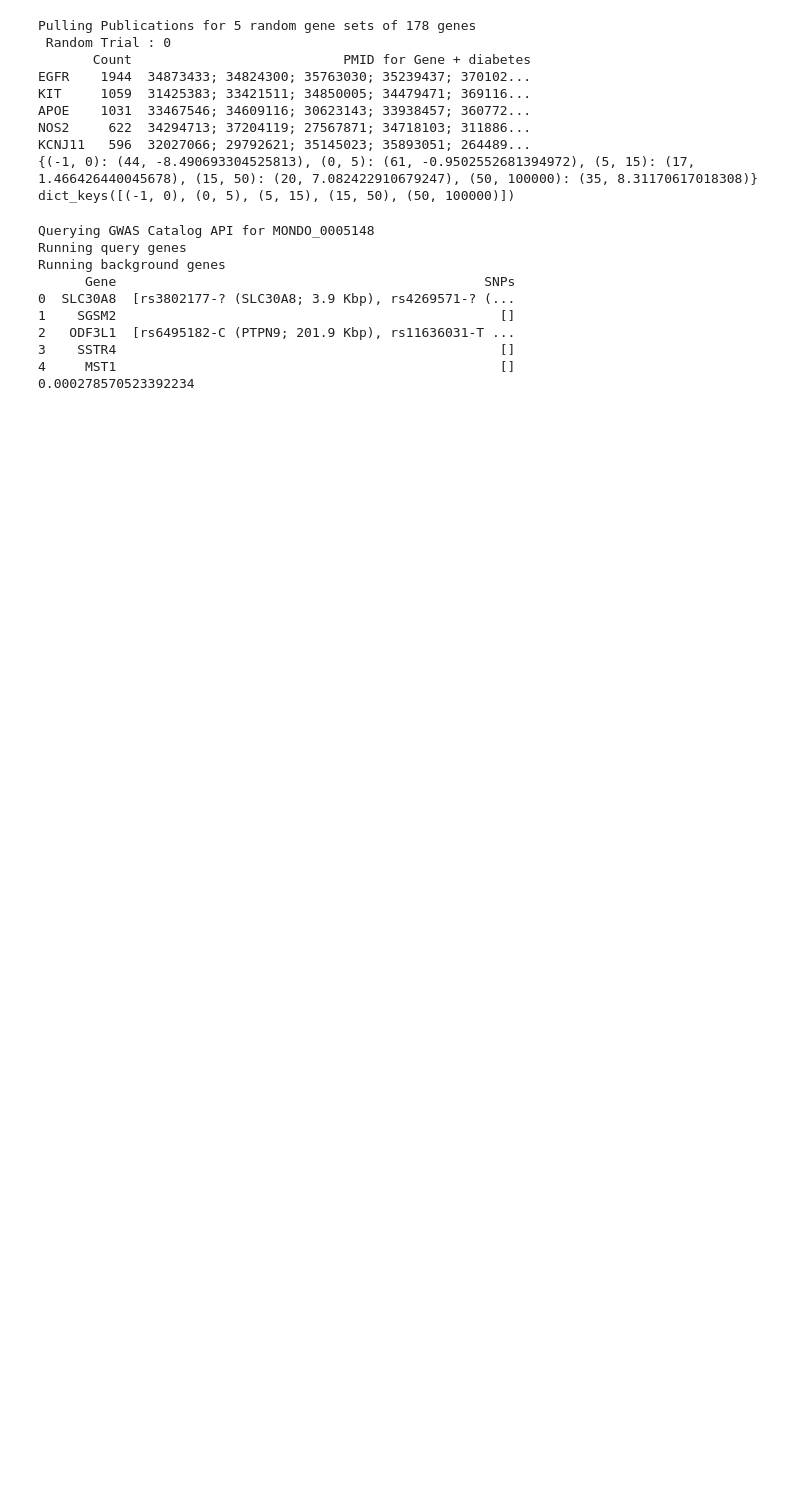
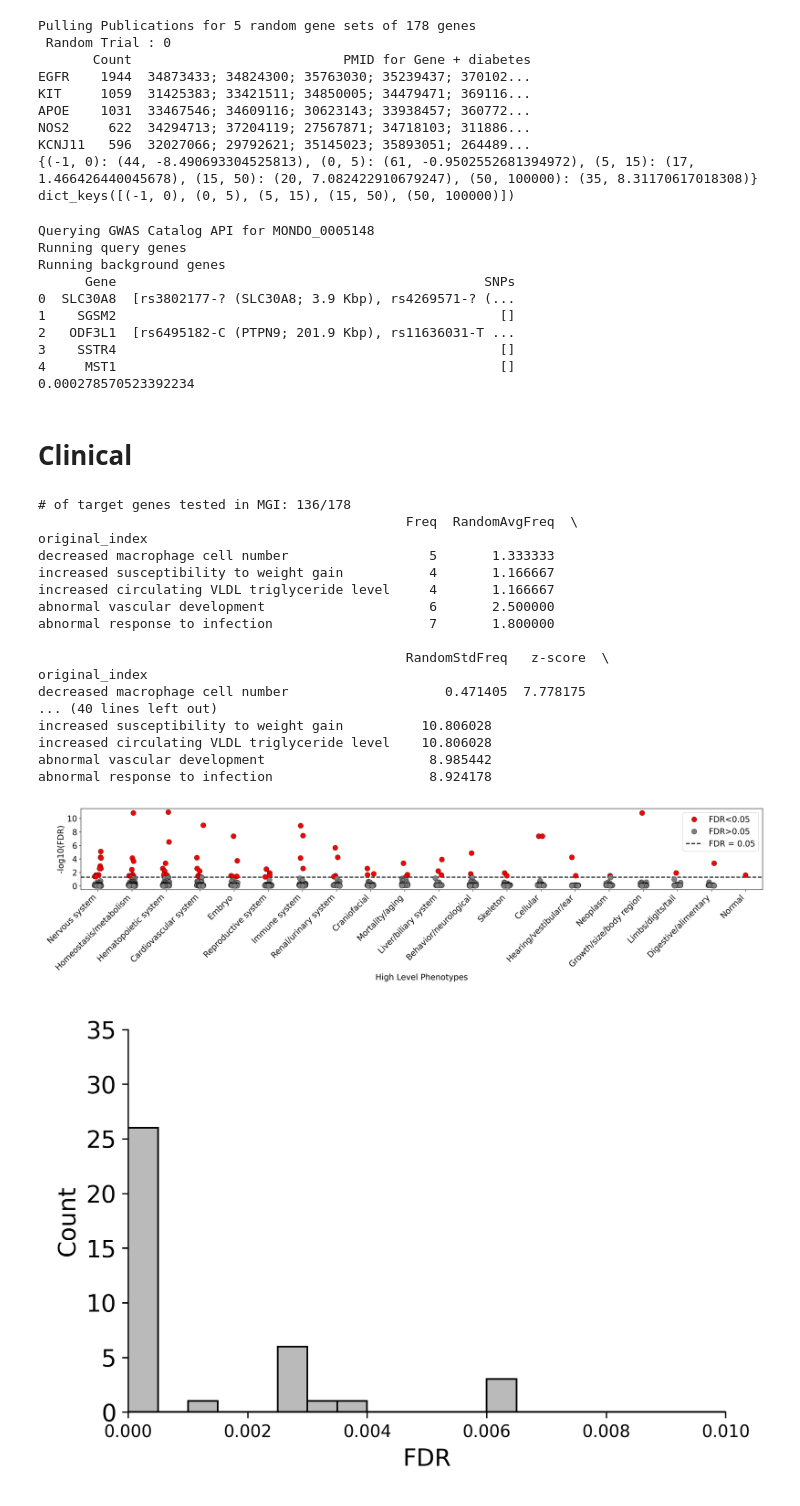
Before and after one commit to kevwilhelm95/pyCfS, a Jupyter notebook: example.ipynb, the cells around one changed output. Drawn from its saved outputs; the diff is of its cells as text; code cells hidden in the pictures; blank space fills up the shorter version.

Commit message:
Update mgi phenotypes

```diff
--- a/example.ipynb
+++ b/example.ipynb
@@ -188,3 +190,41 @@ Running background genes
 3    SSTR4                                                 []
 4     MST1                                                 []
 0.000278570523392234
+# %% [markdown]
+# Clinical
+# %%
+# Load data
+cauchy = pd.read_csv('/Users/Kevin/Library/CloudStorage/Dropbox/Kevin Only Documents/Baylor College of Medicine - Year 1/Rotation #1 - Olivier Lichtarge/UKBiobank_Analyses/Type 2 Diabetes/Runs/v5_BigPipeline_Mu_PyCFS/AgeSexBMI_Match_23Train/IMSB_3ML_Resources/GeneLists/StatisticalCombo/StatComboLists/Cauchy/v5_T2D_3Method_Cauchey_p<1.e-04.txt', header = None, names = ['Gene'])
+cauchy = cauchy['Gene'].tolist()
+# %%
+# Mouse phenotypes
+if __name__ == "__main__":
+    mouse_phenotype_df, strip_plot, fdr_plot = Clinical.mouse_phenotype_enrichment(
+        query = cauchy,
+        background = 'ensembl',
+        random_iter = 10, # Low for example
+        cores = 2
+    )
+    print(mouse_phenotype_df.head(5))
+    IPython.display.display(strip_plot)
+    IPython.display.display(fdr_plot)
+# %% [output]
+# of target genes tested in MGI: 136/178
+                                               Freq  RandomAvgFreq  \
+original_index
+decreased macrophage cell number                  5       1.333333
+increased susceptibility to weight gain           4       1.166667
+increased circulating VLDL triglyceride level     4       1.166667
+abnormal vascular development                     6       2.500000
+abnormal response to infection                    7       1.800000
+
+                                               RandomStdFreq   z-score  \
+original_index
+decreased macrophage cell number                    0.471405  7.778175
+... (40 lines left out)
+increased susceptibility to weight gain          10.806028
+increased circulating VLDL triglyceride level    10.806028
+abnormal vascular development                     8.985442
+abnormal response to infection                    8.924178
+[figure, added]
+[figure, added]
```
Also changed, not shown: parts of 2 cells of this notebook, 2 other files.
